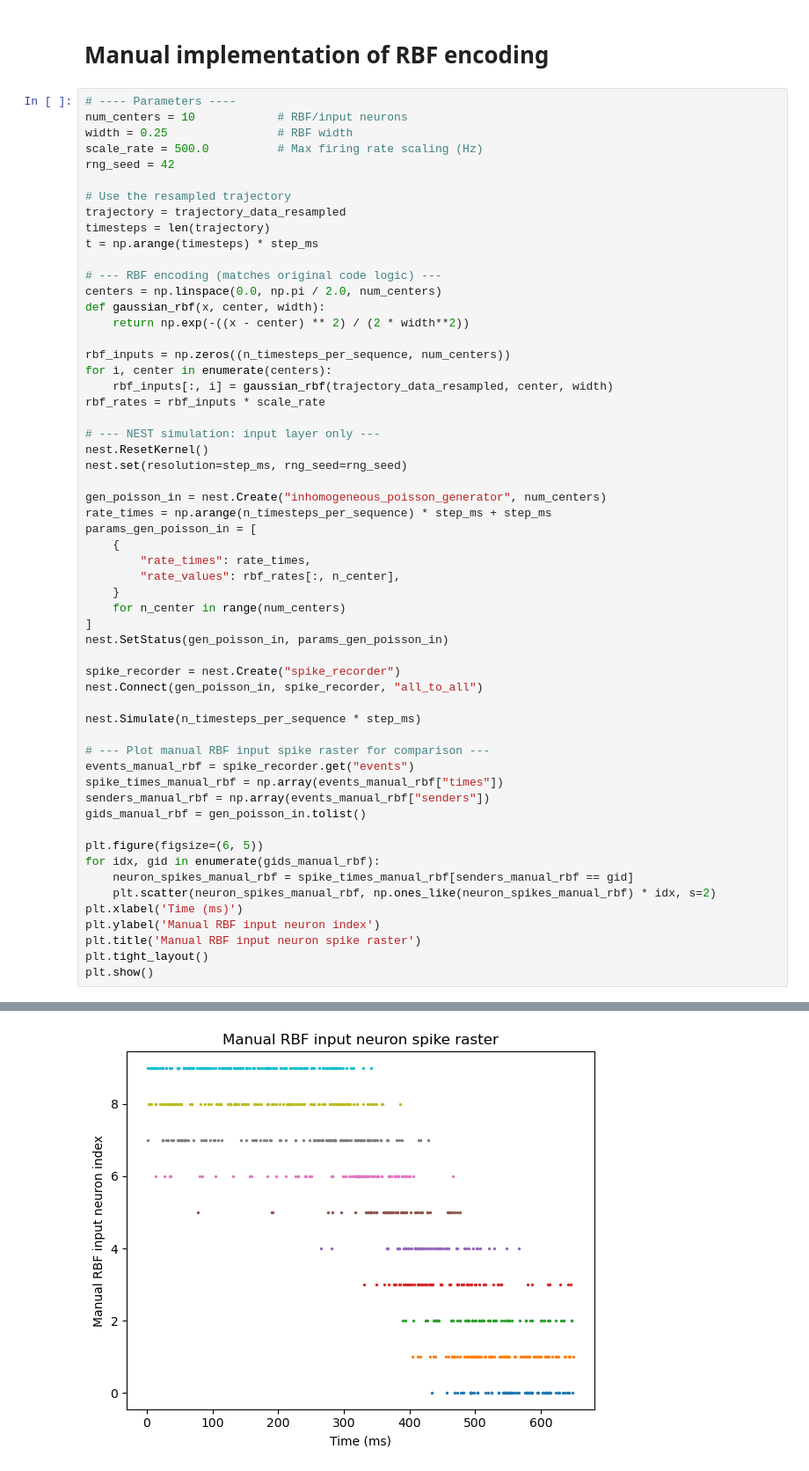
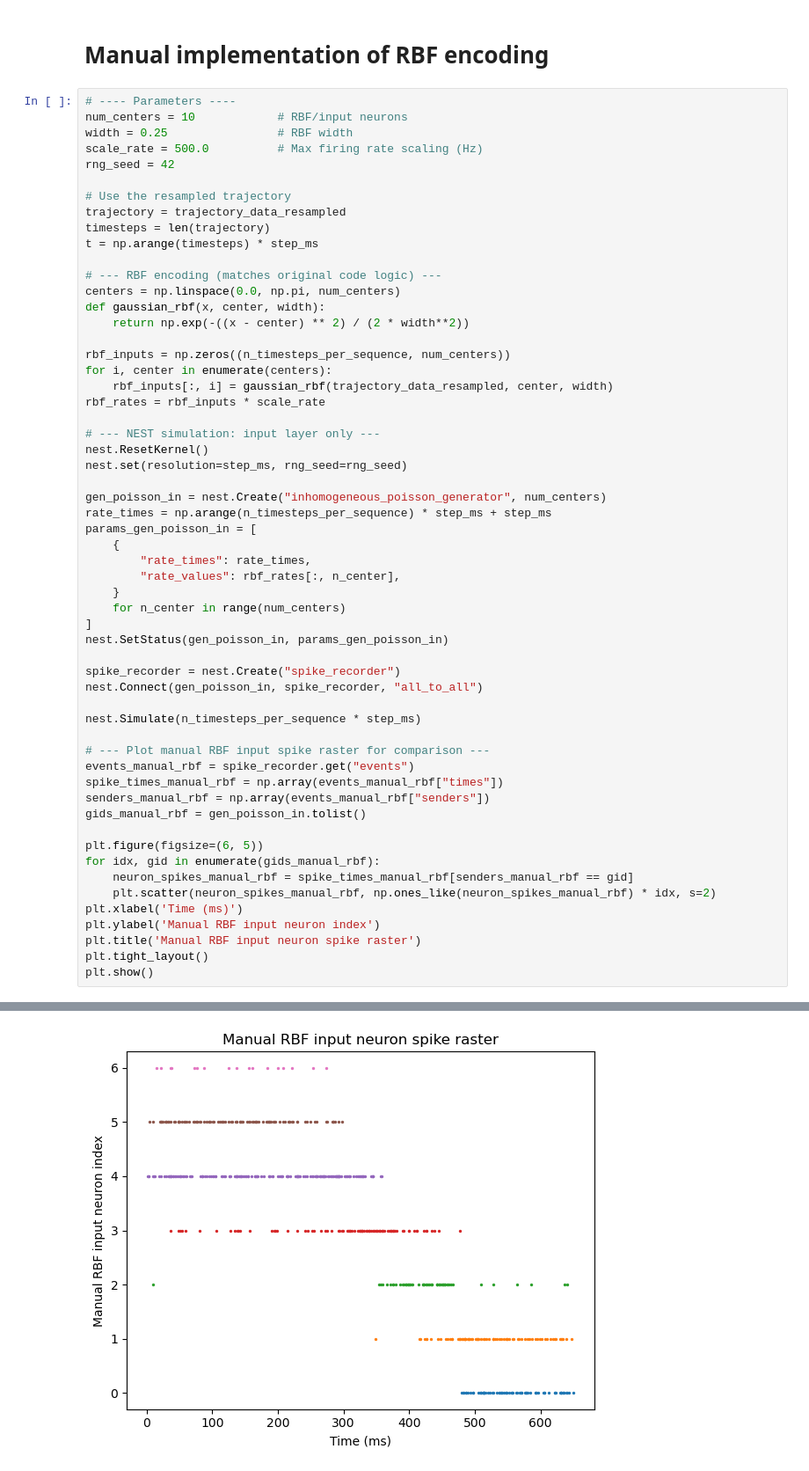
Before and after one commit to shimoura/motor-controller-model, a Jupyter notebook: testing-nestml-neurons/setting_rb_neuron_params.ipynb, the cells around one changed output, grey strips where cells are left out. Shown at 88% size. Drawn from its saved outputs; the diff is of its cells as text.

```diff
--- a/testing-nestml-neurons/setting_rb_neuron_params.ipynb
+++ b/testing-nestml-neurons/setting_rb_neuron_params.ipynb
@@ -73,7 +76,7 @@ timesteps = len(trajectory)
 t = np.arange(timesteps) * step_ms
 
 # --- RBF encoding (matches original code logic) ---
-centers = np.linspace(0.0, np.pi / 2.0, num_centers)
+centers = np.linspace(0.0, np.pi, num_centers)
 def gaussian_rbf(x, center, width):
     return np.exp(-((x - center) ** 2) / (2 * width**2))
 
@@ -137,5 +140,5 @@ Jul 16 12:00:04 SimulationManager::run [Info]:
     Simulation finished.
-[figure, old version]
+[figure, new version]
 # %%
 # ---- Adapted rb_neuron encoding and spike raster plot ----
 
```
Also changed, not shown: parts of 5 cells of this notebook, 6 other files.
